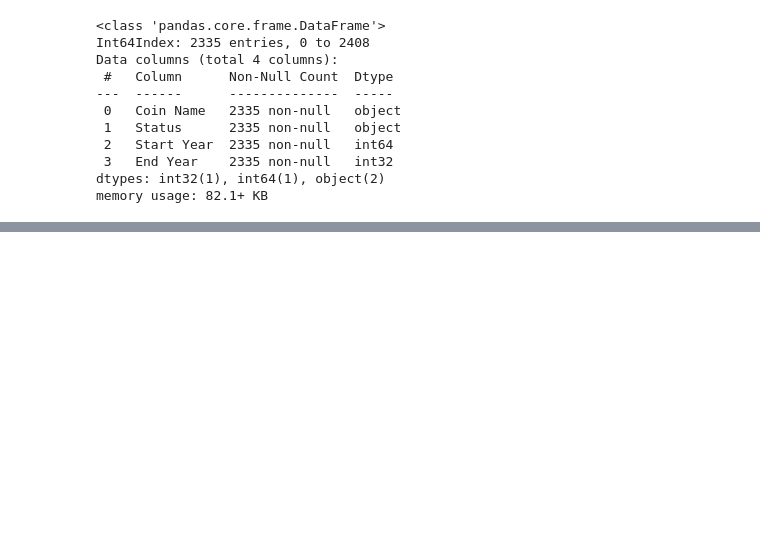
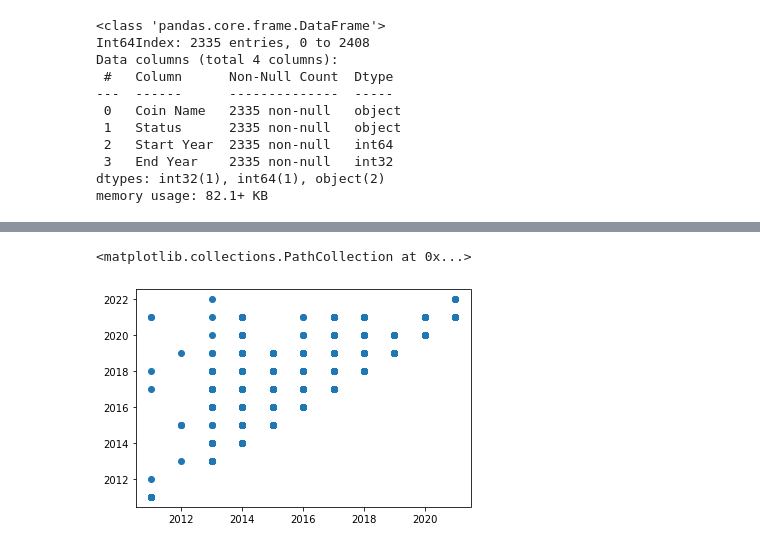
Before and after one commit to vanessapigwin/Dead-Coins, a Jupyter notebook: transform_coinopsy.ipynb, the cells around one changed output, grey strips where cells are left out. Cells and saved outputs as stored; diff of their text form; code cells hidden in the pictures; blank space fills up the shorter version.

```diff
--- a/transform_coinopsy.ipynb
+++ b/transform_coinopsy.ipynb
@@ -296,2 +303,13 @@ memory usage: 82.1+ KB
+# %%
+# inspect rows where end year < start year
+err = df_coins[df_coins['Start Year'] > df_coins['End Year']].index
+
+# swap values
+df_coins.loc[err, ['Start Year', 'End Year']] = (df_coins.loc[err, ['End Year', 'Start Year']].values)
+# %%
+plt.scatter(x=df_coins['Start Year'], y=df_coins['End Year'])
+# %% [output]
+<matplotlib.collections.PathCollection at 0x...>
+[figure, added]
 # %%
 df_coins.to_csv('coinopsy_cleaned.csv')
```
Also changed, not shown: parts of 1 cell of this notebook, 1 other file.
